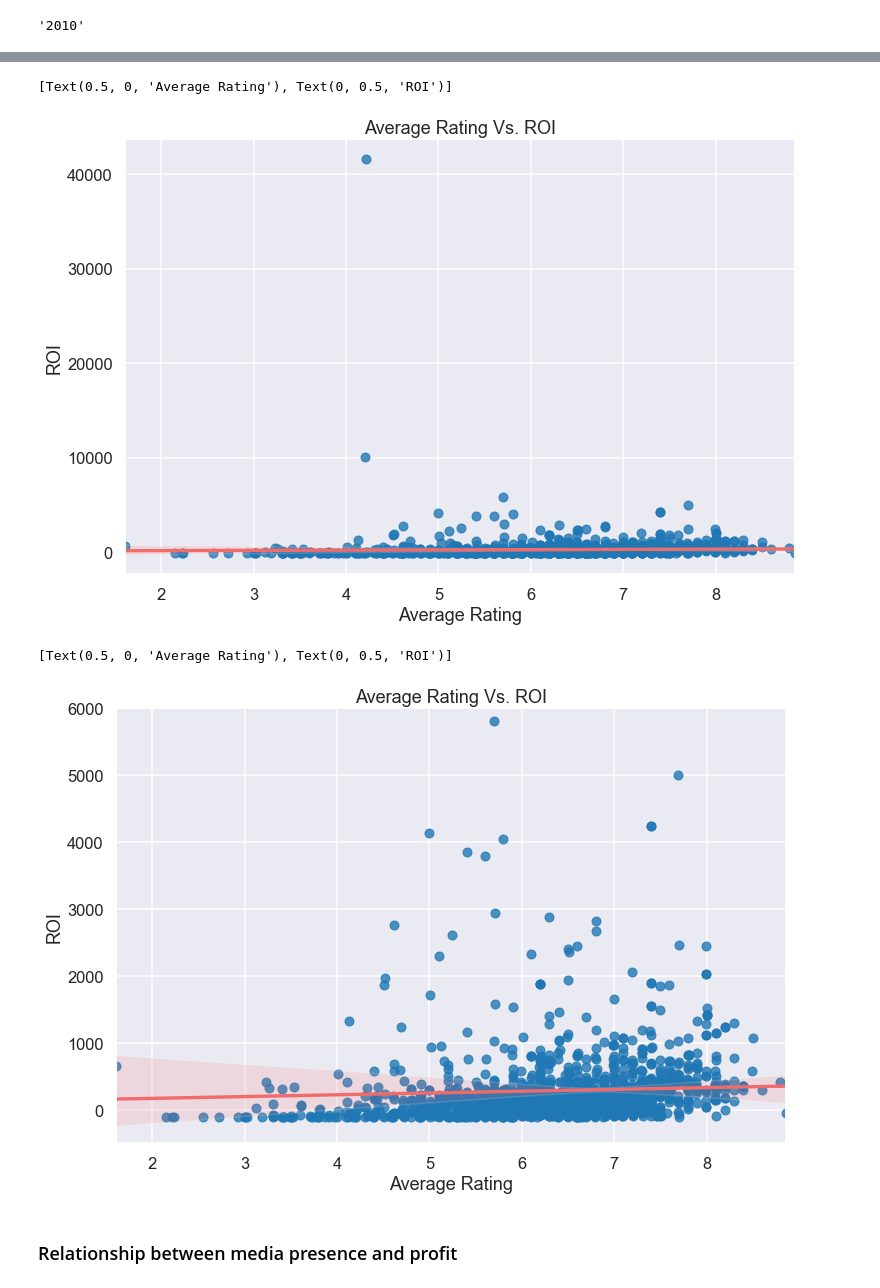
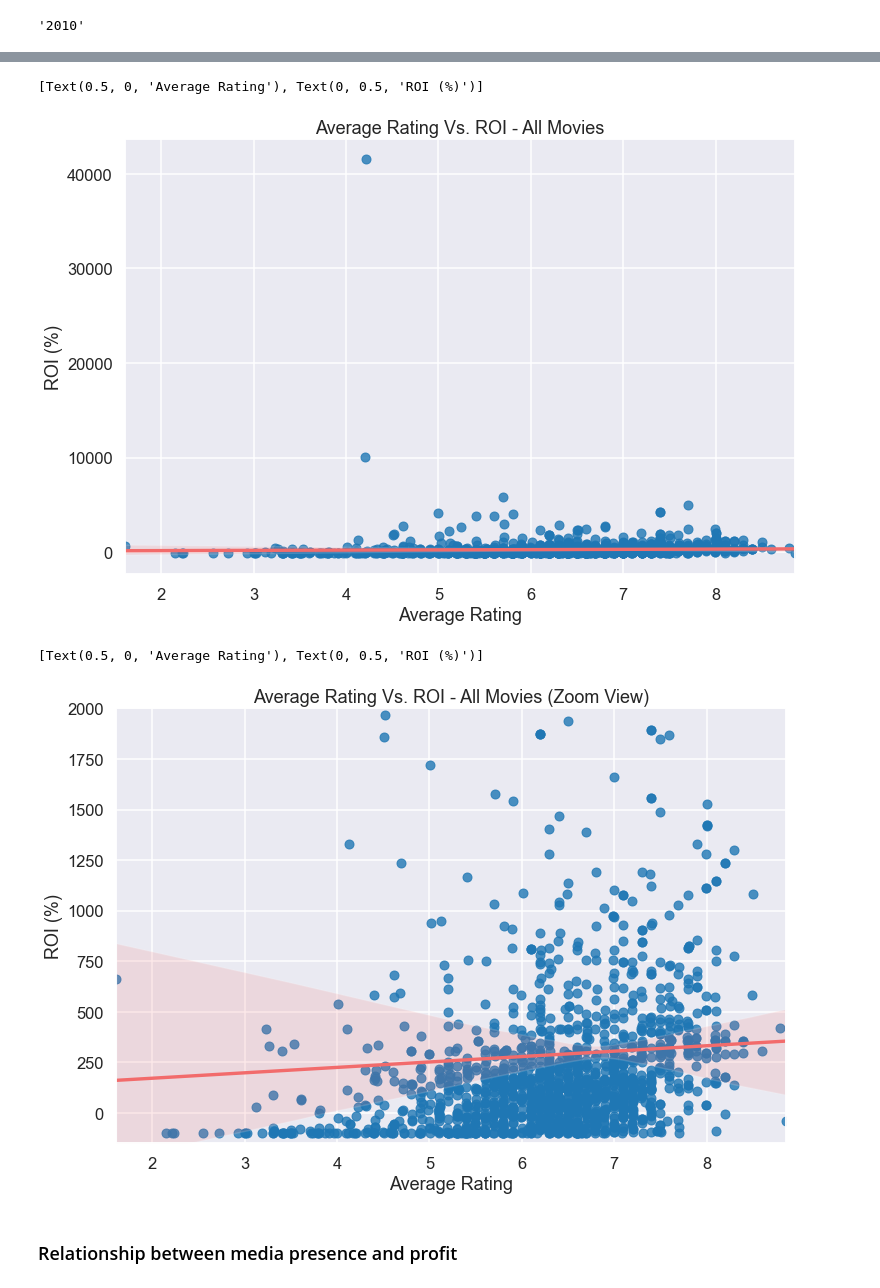
Before and after one commit to hoganbyun/Movie_analysis, a Jupyter notebook: Phase 1 Project Code.ipynb, the cells around one changed output, grey strips where cells are left out. Drawn from its saved outputs; the diff is of its cells as text; code cells hidden in the pictures.

```diff
--- a/Phase 1 Project Code.ipynb
+++ b/Phase 1 Project Code.ipynb
@@ -450,27 +451,27 @@ ax.set(xlabel = 'Number of Votes', ylabel = 'ROI')
 sns.set_style("darkgrid")
 sns.set_context("talk")
 fig = plt.figure(figsize = (12, 8))
-plt.title('Average Rating Vs. ROI')
+plt.title('Average Rating Vs. ROI - All Movies')
 ax = sns.regplot(x = 'final_avg_rating', y = 'roi', data = media_roi_df, fit_reg=True, scatter=True,
-                 line_kws={"color": "#F26B6B"})
+                 line_kws = {"color": "#F26B6B"})
 
-ax.set(xlabel = 'Average Rating', ylabel = 'ROI')
+ax.set(xlabel = 'Average Rating', ylabel = 'ROI (%)')
 # %% [output]
-[Text(0.5, 0, 'Average Rating'), Text(0, 0.5, 'ROI')]
+[Text(0.5, 0, 'Average Rating'), Text(0, 0.5, 'ROI (%)')]
-[figure, old version]
+[figure, new version]
 # %%
 # New plot without outliers
 sns.set_style("darkgrid")
 sns.set_context("talk")
 fig = plt.figure(figsize = (12, 8))
-plt.title('Average Rating Vs. ROI')
-ax = sns.regplot(x = 'final_avg_rating', y = 'roi', data = media_roi_df, fit_reg=True, scatter=True,
-                line_kws={"color": "#F26B6B"})
-ax.set_ylim([-500, 6000])
-ax.set(xlabel = 'Average Rating', ylabel = 'ROI')
+plt.title('Average Rating Vs. ROI - All Movies (Zoom View)')
+ax = sns.regplot(x = 'final_avg_rating', y = 'roi', data = media_roi_df, fit_reg = True, scatter = True,
+                line_kws = {"color": "#F26B6B"})
+ax.set_ylim([-150, 2000])
+ax.set(xlabel = 'Average Rating', ylabel = 'ROI (%)')
 # %% [output]
-[Text(0.5, 0, 'Average Rating'), Text(0, 0.5, 'ROI')]
+[Text(0.5, 0, 'Average Rating'), Text(0, 0.5, 'ROI (%)')]
-[figure, old version]
+[figure, new version]
 # %% [markdown]
 ### Relationship between media presence and profit
 # %%
```
Also changed, not shown: parts of 59 cells of this notebook, 13 other files.
